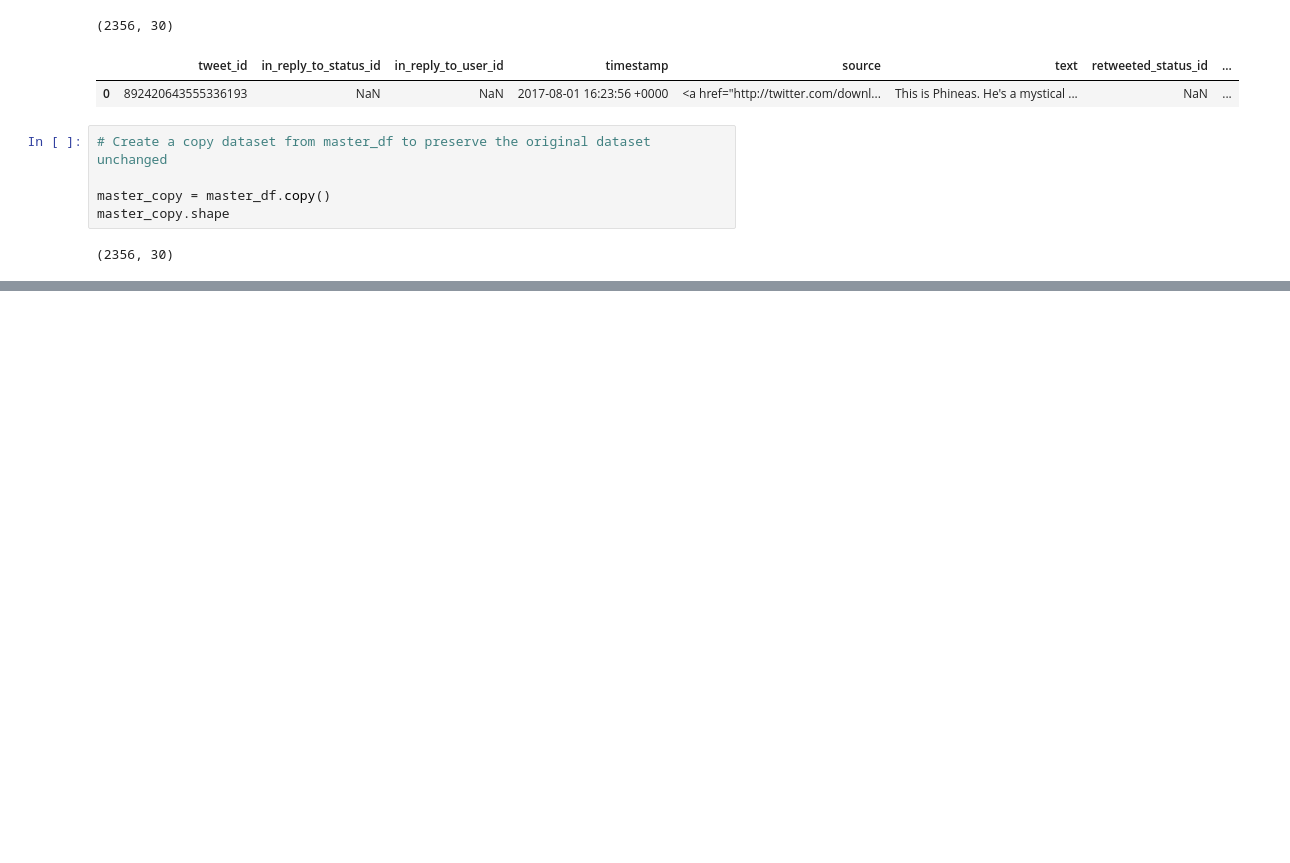
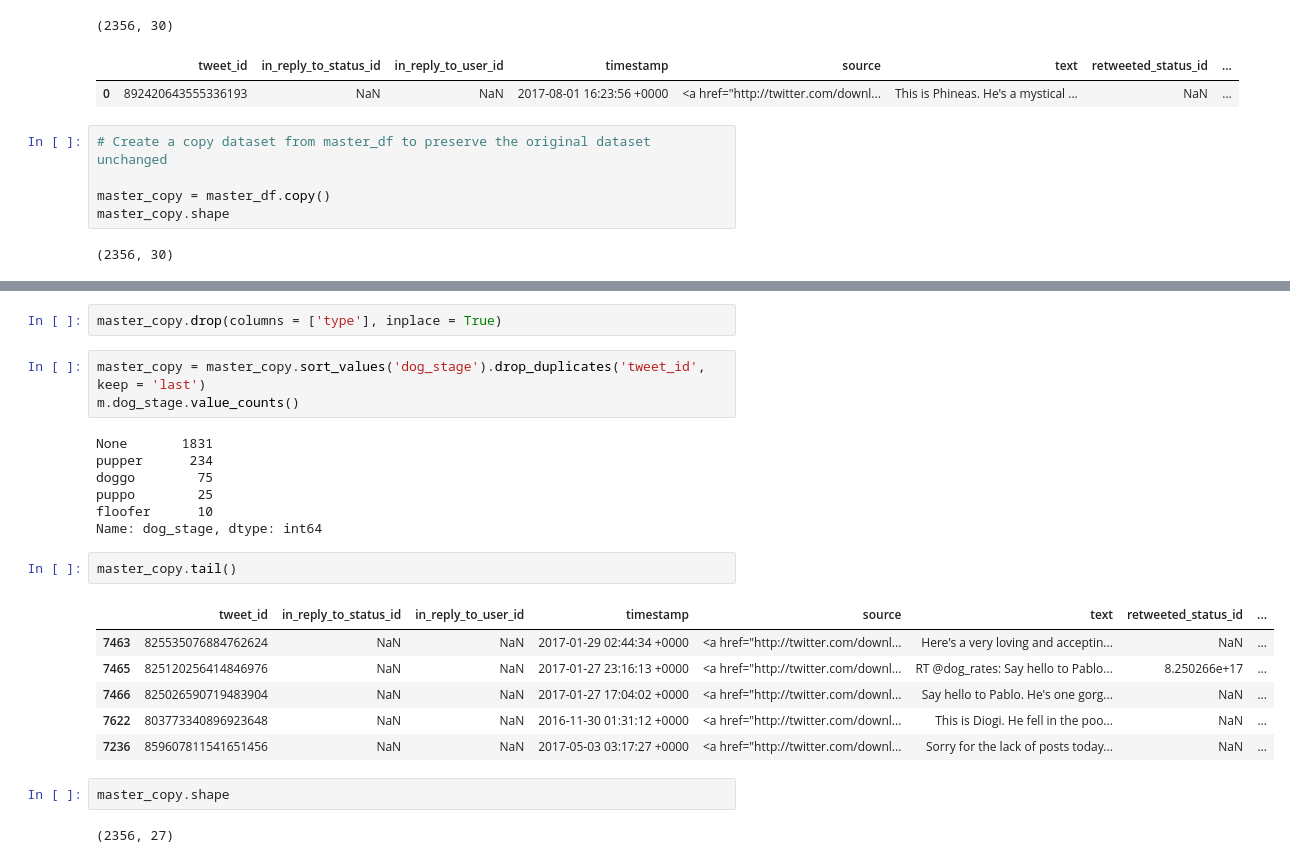
Before and after one commit to mozaini/data-wrnagling-prject, a Jupyter notebook: project.ipynb, the cells around one changed output, grey strips where cells are left out. Cells and saved outputs as stored; diff of their text form; blank space fills up the shorter version.

```diff
--- a/project.ipynb
+++ b/project.ipynb
@@ -620,0 +614,25 @@ m.head()
+# %%
+master_copy.drop(columns = ['type'], inplace = True)
+# %%
+master_copy = master_copy.sort_values('dog_stage').drop_duplicates('tweet_id', keep = 'last')
+m.dog_stage.value_counts()
+# %% [output]
+None       1831
+pupper      234
+doggo        75
+puppo        25
+floofer      10
+Name: dog_stage, dtype: int64
+# %%
+master_copy.tail()
+# %% [output]
+|  | tweet_id | in_reply_to_status_id | in_reply_to_user_id | timestamp | source | text | retweeted_status_id | ... |
+| 7463 | 825535076884762624 | NaN | NaN | 2017-01-29 02:44:34 +0000 | <a href="http://twitter.com/downl... | Here's a very loving and acceptin... | NaN | ... |
+| 7465 | 825120256414846976 | NaN | NaN | 2017-01-27 23:16:13 +0000 | <a href="http://twitter.com/downl... | RT @dog_rates: Say hello to Pablo... | 8.250266e+17 | ... |
+| 7466 | 825026590719483904 | NaN | NaN | 2017-01-27 17:04:02 +0000 | <a href="http://twitter.com/downl... | Say hello to Pablo. He's one gorg... | NaN | ... |
+| 7622 | 803773340896923648 | NaN | NaN | 2016-11-30 01:31:12 +0000 | <a href="http://twitter.com/downl... | This is Diogi. He fell in the poo... | NaN | ... |
+| 7236 | 859607811541651456 | NaN | NaN | 2017-05-03 03:17:27 +0000 | <a href="http://twitter.com/downl... | Sorry for the lack of posts today... | NaN | ... |
+# %%
+master_copy.shape
+# %% [output]
+(2356, 27)
```
Also changed, not shown: parts of 60 cells of this notebook.
